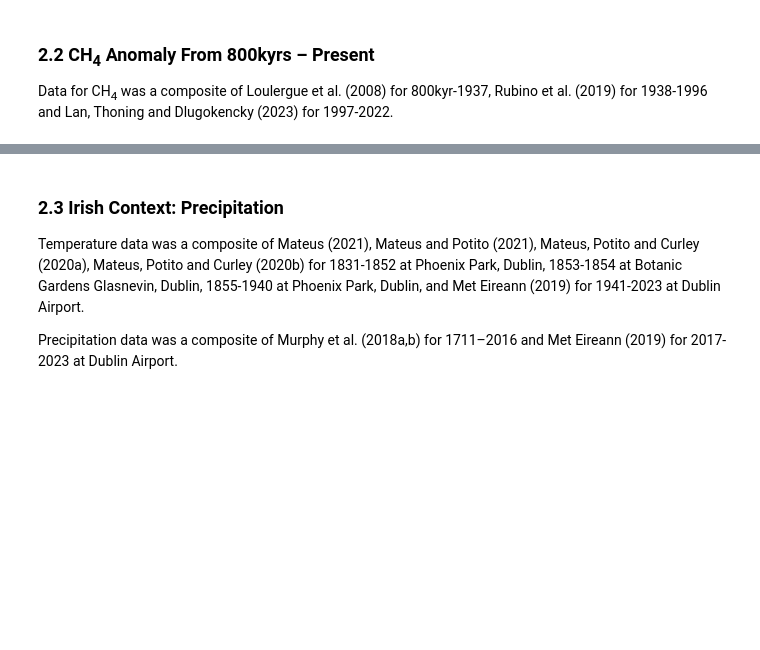
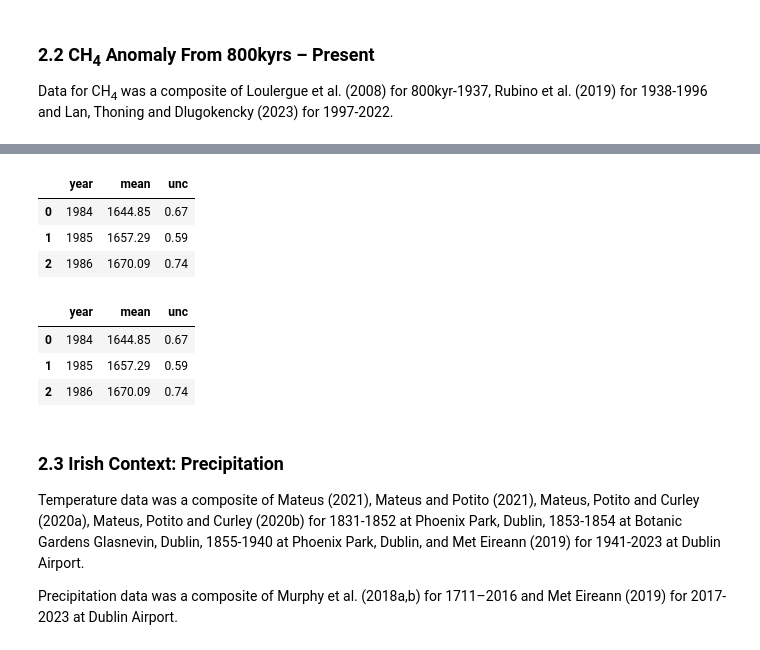
Before and after one commit to nurbujang/2progdaw23, a Jupyter notebook: project2.ipynb, the cells around one changed output, grey strips where cells are left out. Cells and saved outputs as stored; diff of their text form; code cells hidden in the pictures; blank space fills up the shorter version.

```diff
--- a/project2.ipynb
+++ b/project2.ipynb
@@ -96,3 +104,19 @@ Data for CH<sub>4</sub> was a composite of Loulergue et al. (2008) for 800kyr-19
+# %%
+df_ch4_1938_1996 = pd.read_csv('data/ch4/chnoaa1984-2022.csv')
+df_ch4_1938_1996.head(3)
+# %% [output]
+|  | year | mean | unc |
+| 0 | 1984 | 1644.85 | 0.67 |
+| 1 | 1985 | 1657.29 | 0.59 |
+| 2 | 1986 | 1670.09 | 0.74 |
+# %%
+df_ch4_1997_2022 = pd.read_csv('data/ch4/.csv')
+df_ch4_1997_2022.head(3)
+# %% [output]
+|  | year | mean | unc |
+| 0 | 1984 | 1644.85 | 0.67 |
+| 1 | 1985 | 1657.29 | 0.59 |
+| 2 | 1986 | 1670.09 | 0.74 |
 # %% [markdown]
 ### 2.3 Irish Context: Precipitation
 
```
Also changed, not shown: parts of 4 cells of this notebook, 12 other files.
